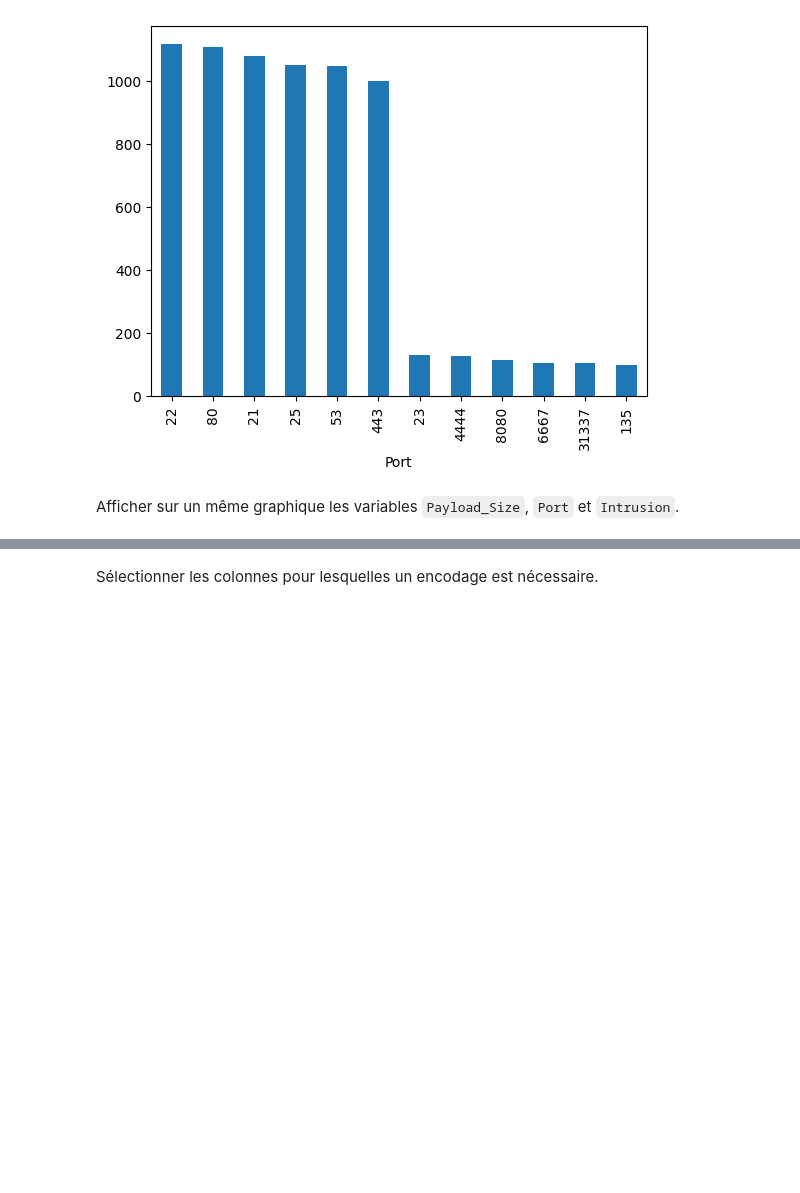
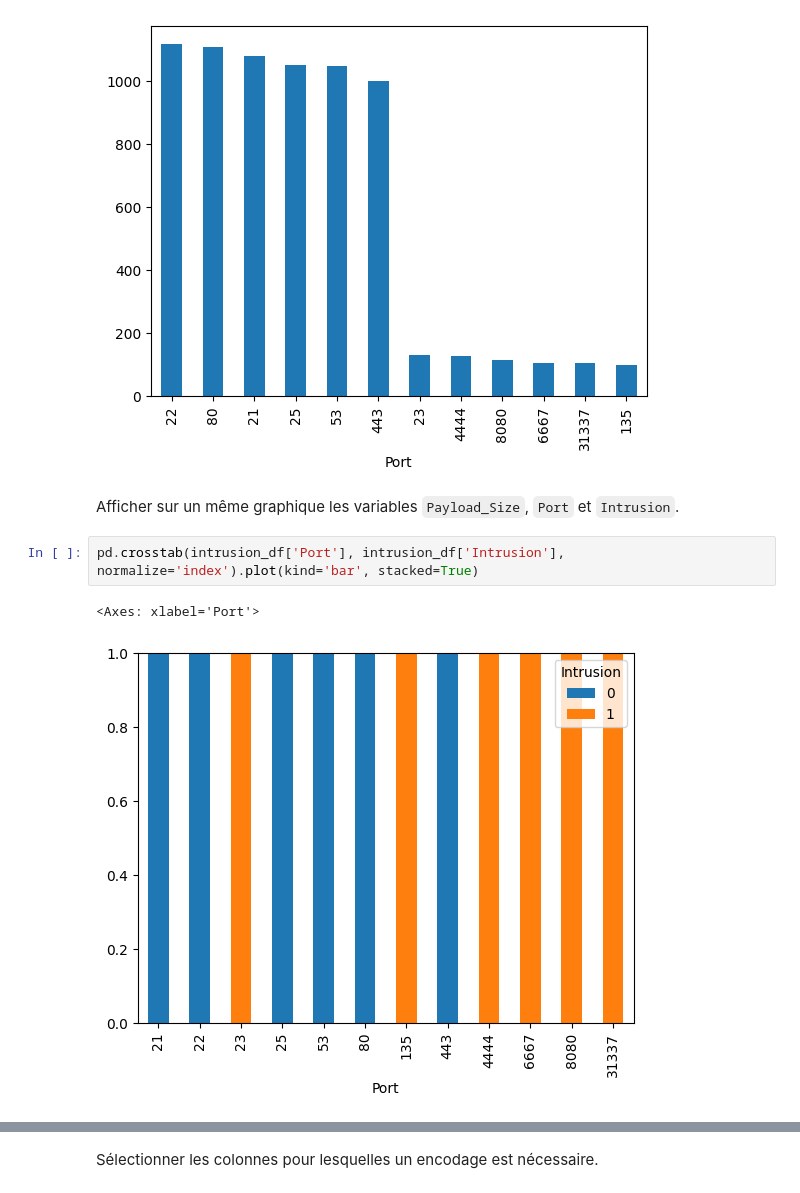
Before and after one commit to argonaultes-education/trde703-etl-auxerre-i1-2026, a Jupyter notebook: intrusion.ipynb, the cells around one changed output, grey strips where cells are left out. Saved outputs shown, nothing was run; the diff lists cells and outputs as text; blank space fills up the shorter version.

Commit message:
intrusion vs port and intrusion vs payload_size

```diff
--- a/intrusion.ipynb
+++ b/intrusion.ipynb
@@ -126,3 +126,8 @@ intrusion_df['Port'].value_counts().plot(kind='bar')
 [figure]
 # %% [markdown]
 Afficher sur un même graphique les variables `Payload_Size`, `Port` et `Intrusion`.
+# %%
+pd.crosstab(intrusion_df['Port'], intrusion_df['Intrusion'], normalize='index').plot(kind='bar', stacked=True)
+# %% [output]
+<Axes: xlabel='Port'>
+[figure, added]
```
Also changed, not shown: parts of 2 cells of this notebook.
